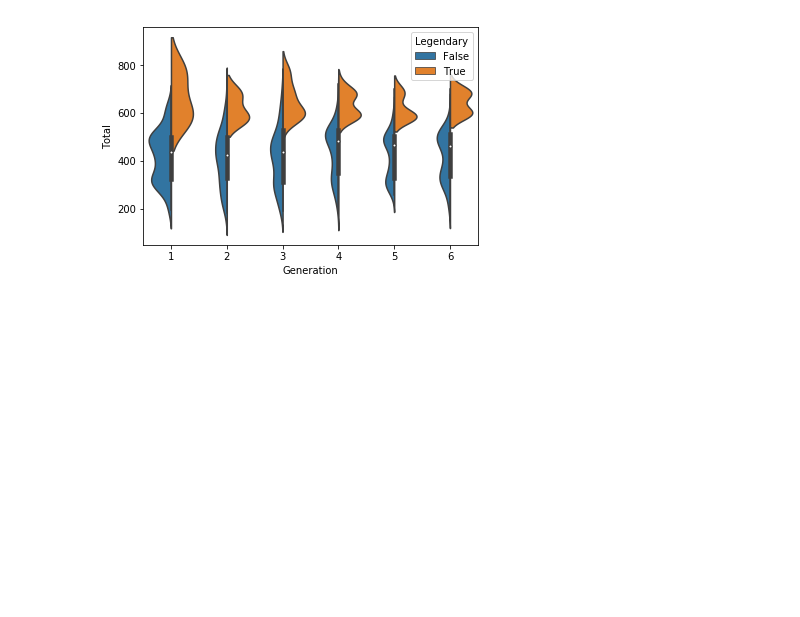
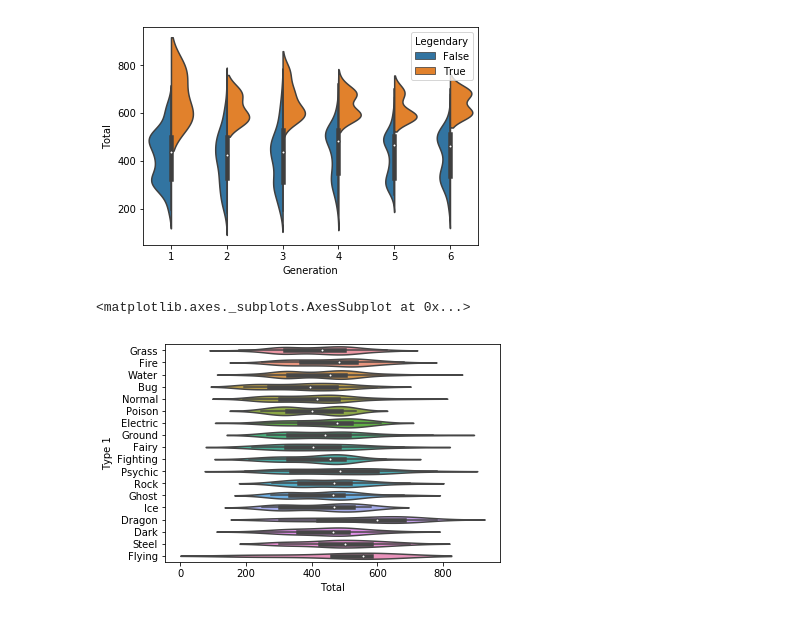
Before and after one commit to gajean/DAT-NYC-6.13-Assignments, a Jupyter notebook: assignment_one/Assignment 1.ipynb, the cells around one changed output. Drawn from its saved outputs; the diff is of its cells as text; code cells hidden in the pictures; blank space fills up the shorter version.

```diff
--- a/assignment_one/Assignment 1.ipynb
+++ b/assignment_one/Assignment 1.ipynb
@@ -229,3 +230,8 @@ sns.violinplot(x="Generation", y="Total", hue="Legendary", data=df3, split=True)
 # %% [output]
 <matplotlib.axes._subplots.AxesSubplot at 0x...>
 [figure]
+# %%
+sns.violinplot(x='Total',y='Type 1',data=df3)
+# %% [output]
+<matplotlib.axes._subplots.AxesSubplot at 0x...>
+[figure, added]
```
Also changed, not shown: parts of 2 cells of this notebook, 1 other file.
